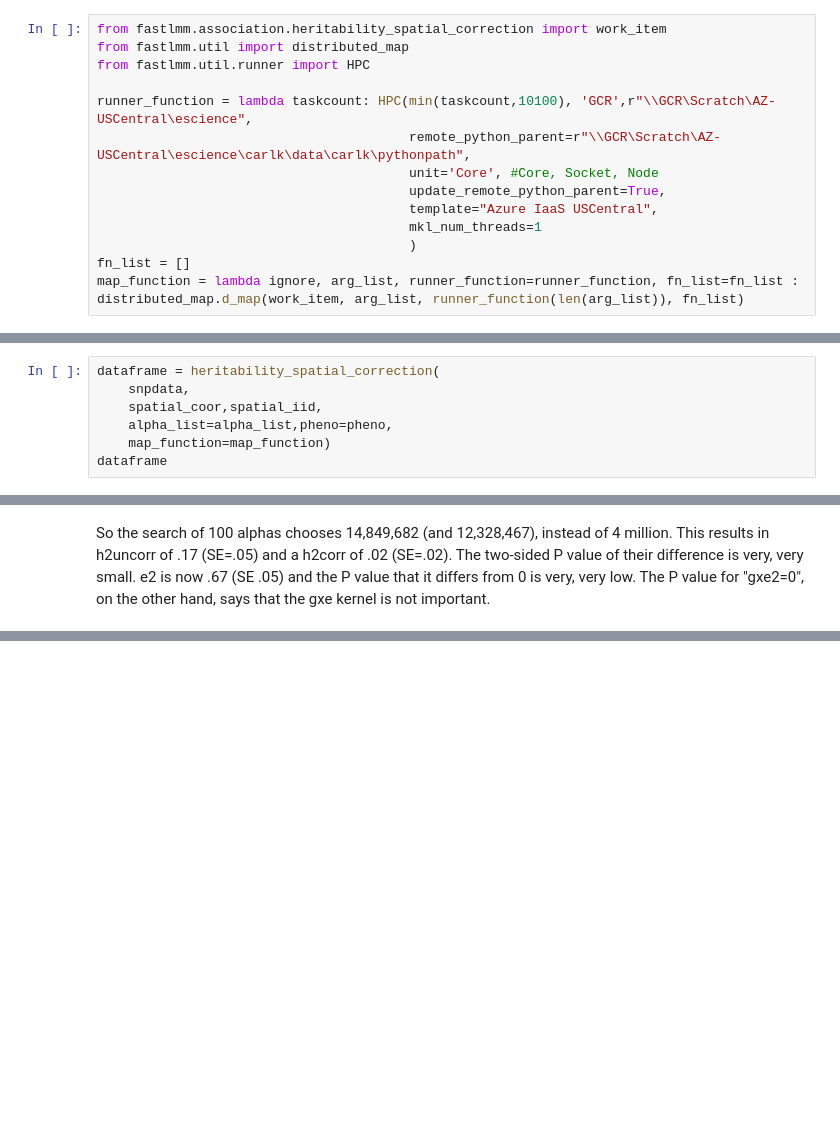
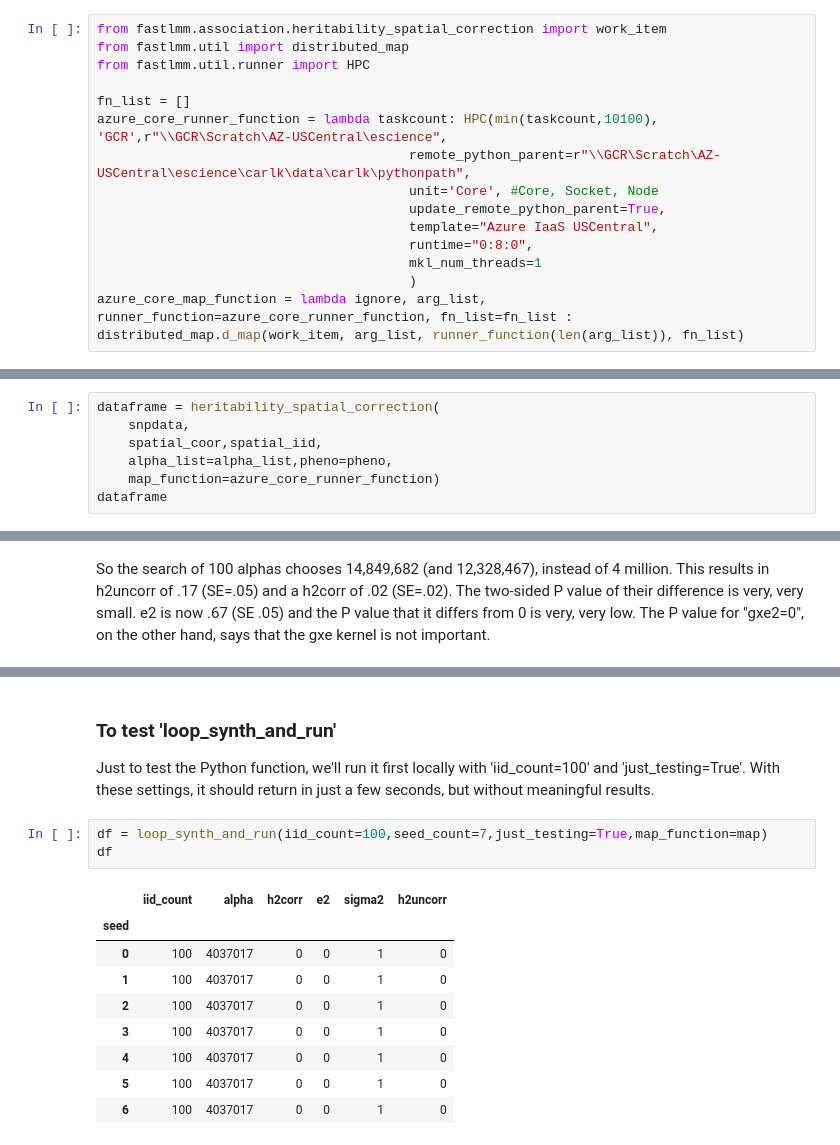
Before and after one commit to rpool/FaST-LMM, a Jupyter notebook: doc/ipynb/heritability.ipynb, the cells around one changed output, grey strips where cells are left out. Drawn from its saved outputs; the diff is of its cells as text; blank space fills up the shorter version.

```diff
--- a/doc/ipynb/heritability.ipynb
+++ b/doc/ipynb/heritability.ipynb
@@ -207,13 +207,14 @@ from fastlmm.association.heritability_spatial_correction import work_item
 from fastlmm.util import distributed_map
 from fastlmm.util.runner import HPC
 
-runner_function = lambda taskcount: HPC(min(taskcount,10100), 'GCR',r"\\GCR\Scratch\AZ-USCentral\escience",
+fn_list = []
+azure_core_runner_function = lambda taskcount: HPC(min(taskcount,10100), 'GCR',r"\\GCR\Scratch\AZ-USCentral\escience",
                                         remote_python_parent=r"\\GCR\Scratch\AZ-USCentral\escience\carlk\data\carlk\pythonpath",
                                         unit='Core', #Core, Socket, Node
                                         update_remote_python_parent=True,
                                         template="Azure IaaS USCentral",
+                                        runtime="0:8:0",
                                         mkl_num_threads=1
                                         )
-fn_list = []
-map_function = lambda ignore, arg_list, runner_function=runner_function, fn_list=fn_list : distributed_map.d_map(work_item, arg_list, runner_function(len(arg_list)), fn_list)
+azure_core_map_function = lambda ignore, arg_list, runner_function=azure_core_runner_function, fn_list=fn_list : distributed_map.d_map(work_item, arg_list, runner_function(len(arg_list)), fn_list)
 # %% [markdown]
@@ -225,7 +226,7 @@ dataframe = heritability_spatial_correction(
     snpdata,
     spatial_coor,spatial_iid,
     alpha_list=alpha_list,pheno=pheno,
-    map_function=map_function)
+    map_function=azure_core_runner_function)
 dataframe
 # %% [output]
 |  | phenotype | h2uncorr | SE (h2uncorr) | h2corr | SE (h2corr) | P (diff=0) | e2 | SE (e2) | P(e2=0) | ... |
@@ -234,0 +328,17 @@ So the search of 100 alphas chooses 14,849,682 (and 12,328,467), instead of 4 mi
+# %% [markdown]
+### To test 'loop_synth_and_run'
+
+Just to test the Python function, we'll run it first locally with 'iid_count=100' and 'just_testing=True'. With these settings, it should return in just a few seconds, but without meaningful results.
+# %%
+df = loop_synth_and_run(iid_count=100,seed_count=7,just_testing=True,map_function=map)
+df
+# %% [output]
+|  | iid_count | alpha | h2corr | e2 | sigma2 | h2uncorr |
+| seed |  |  |  |  |  |  |
+| 0 | 100 | 4037017 | 0 | 0 | 1 | 0 |
+| 1 | 100 | 4037017 | 0 | 0 | 1 | 0 |
+| 2 | 100 | 4037017 | 0 | 0 | 1 | 0 |
+| 3 | 100 | 4037017 | 0 | 0 | 1 | 0 |
+| 4 | 100 | 4037017 | 0 | 0 | 1 | 0 |
+| 5 | 100 | 4037017 | 0 | 0 | 1 | 0 |
+| 6 | 100 | 4037017 | 0 | 0 | 1 | 0 |
```
Also changed, not shown: parts of 7 cells of this notebook, 7 other files.
